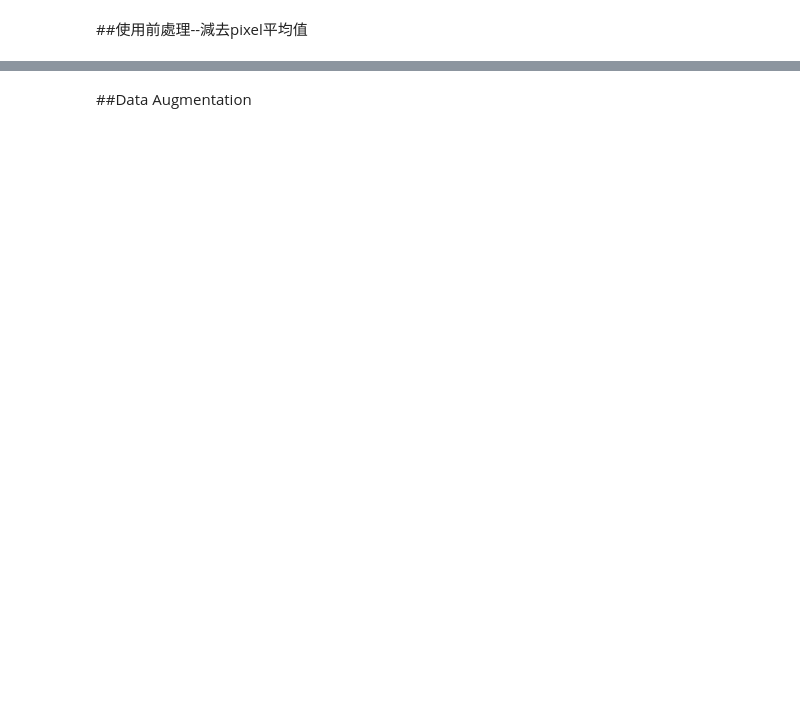
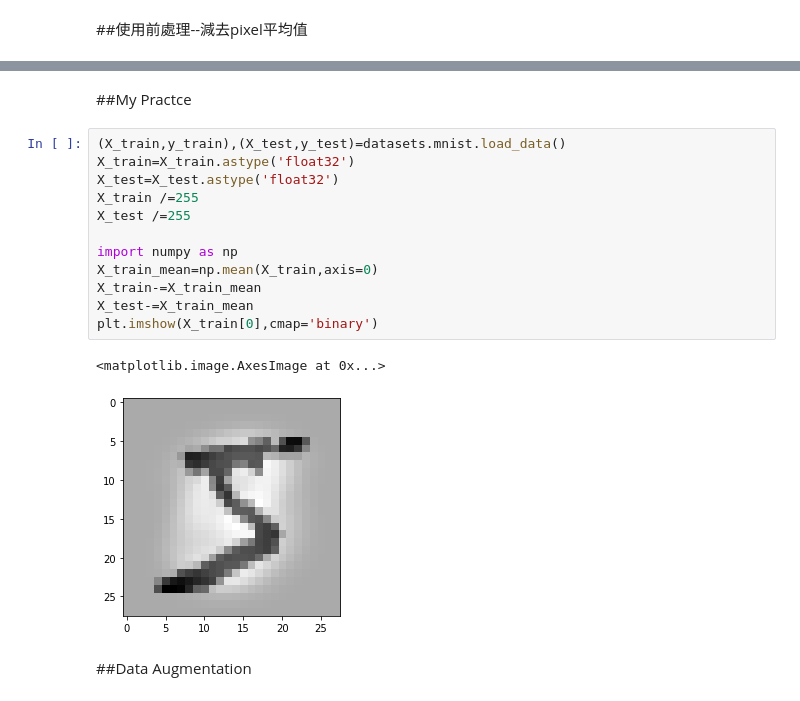
Before and after one commit to yuyangweng/Deep_Learning_Ittraining, a Jupyter notebook: Keras_v0_6.ipynb, the cells around one changed output, grey strips where cells are left out. Drawn from its saved outputs; the diff is of its cells as text; blank space fills up the shorter version.

```diff
--- a/Keras_v0_6.ipynb
+++ b/Keras_v0_6.ipynb
@@ -767,3 +923,20 @@ plt.imshow(X_train[0],cmap='binary')
+# %% [markdown]
+##My Practce
+# %%
+(X_train,y_train),(X_test,y_test)=datasets.mnist.load_data()
+X_train=X_train.astype('float32')
+X_test=X_test.astype('float32')
+X_train /=255
+X_test /=255
+
+import numpy as np
+X_train_mean=np.mean(X_train,axis=0)
+X_train-=X_train_mean
+X_test-=X_train_mean
+plt.imshow(X_train[0],cmap='binary')
+# %% [output]
+<matplotlib.image.AxesImage at 0x...>
+[figure, added]
 # %% [markdown]
 ##Data Augmentation
 # %%
```
Also changed, not shown: parts of 69 cells of this notebook.
